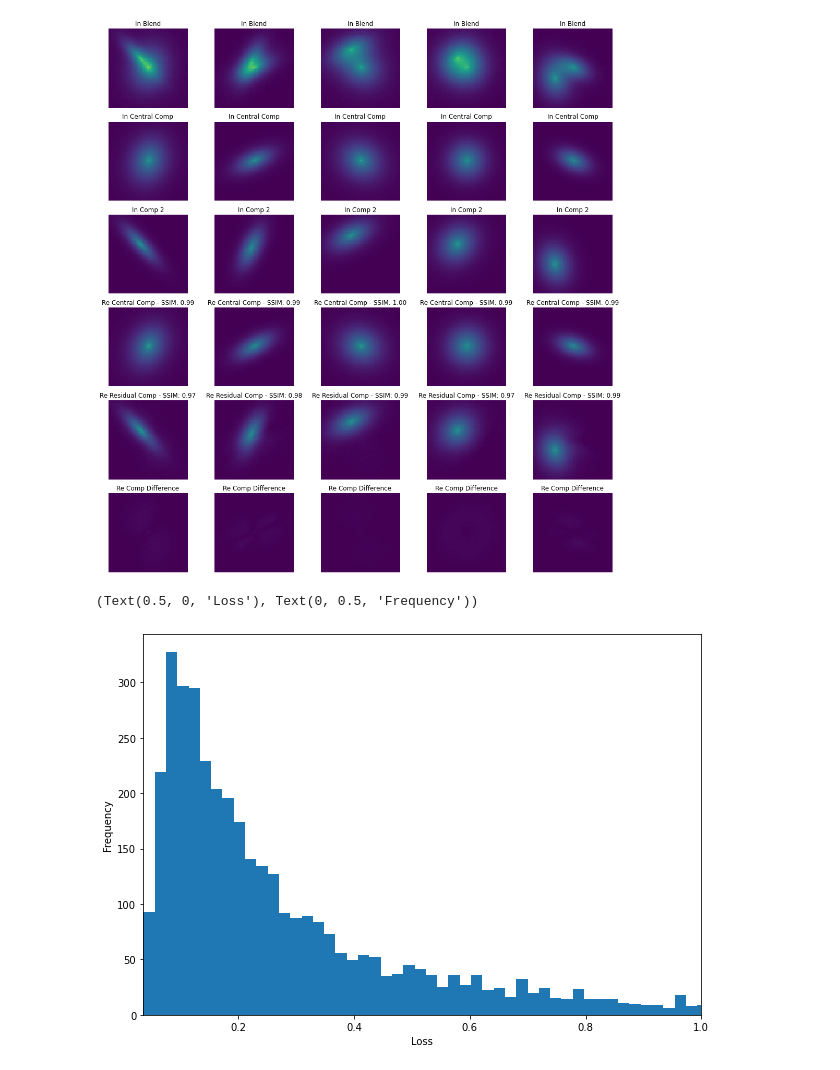
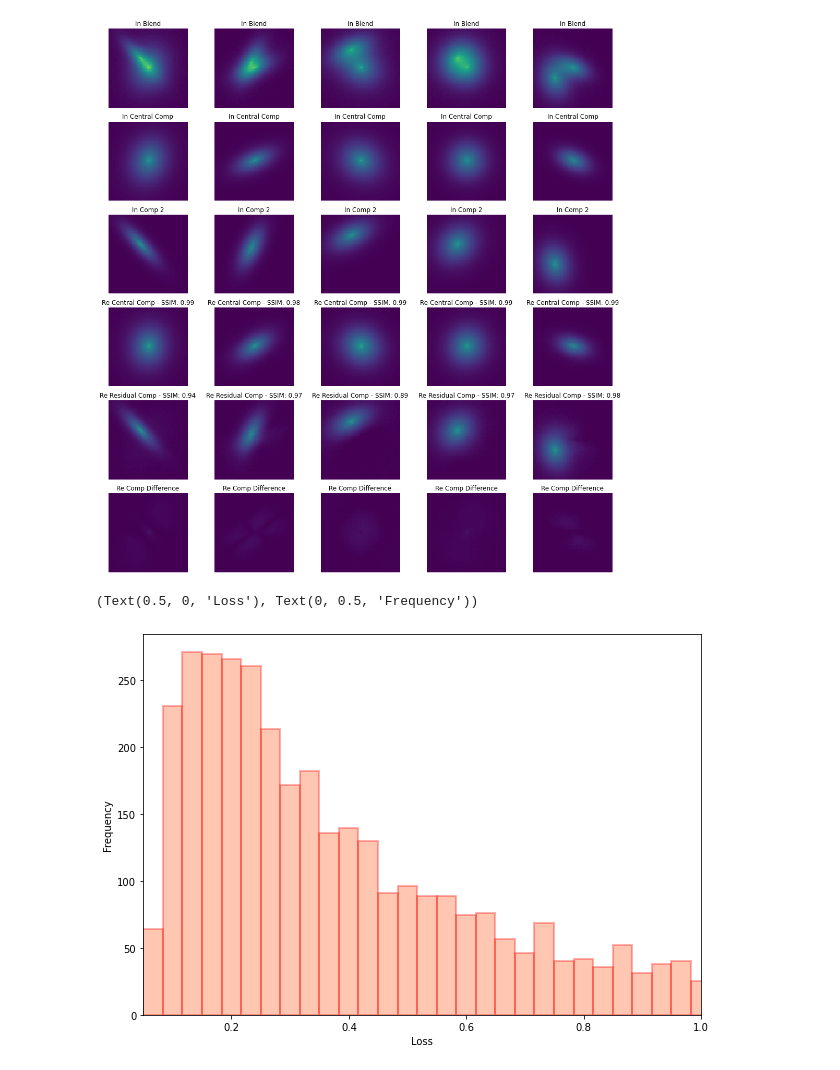
Before and after one commit to Volconage/Deblending-Galaxies-Project, a Jupyter notebook: Clean_files/Single_encoder_approach_FINAL.ipynb, the cells around one changed output. Saved outputs shown, nothing was run; the diff lists cells and outputs as text; code cells hidden in the pictures.

Commit message:
Changed colours of plots

```diff
--- a/Clean_files/Single_encoder_approach_FINAL.ipynb
+++ b/Clean_files/Single_encoder_approach_FINAL.ipynb
@@ -410,5 +413,5 @@ test_together = [test_blends, test_components[0], test_components[1]]
 
 vae.compile(optimizer=Adam(learning_rate=0.001))
 # %%
-history2=vae.fit(train_together,verbose=1,epochs=30,batch_size=batch_size,validation_split=val_split_ratio)
+history2=vae.fit(train_together,verbose=1,epochs=10,batch_size=batch_size,validation_split=val_split_ratio)
 # %% [output]
@@ -496,28 +502,32 @@ chosen=summary_plot2(n,test_together,decode)
 # %% [output]
 [1483 2185 2520 3721 3727]
 [figure]
+# %%
+c = 'orangered'
+outline = 'red'
 # %%
+
 losses=np.zeros(num)
 for ite in range(0,num):
     input_img=test_blends[ite]
     compc=test_components[0,ite]
 
     input_img=input_img.reshape(1,height,width,1).astype('float32')
     compc=compc.reshape(1,height,width,1).astype('float32')
 
     evals=vae.evaluate([input_img,compc],verbose=0,batch_size=batch_size)
     losses[ite]=evals[0]
     #print(ite)
 
 loss_max=np.amax(losses)
 loss_min=np.amin(losses)
 ax=plt.axes()
-ax.hist(losses,bins=500)
+ax.hist(losses,bins=500, color = c, ec = outline, alpha = 0.3, lw = 2 )
 ax.set_xlim(max(loss_min,0),min(loss_max,1)),ax.set_ylim(0)
 ax.set_xlabel("Loss"),ax.set_ylabel("Frequency")
 # %% [output]
 (Text(0.5, 0, 'Loss'), Text(0, 0.5, 'Frequency'))
-[figure, old version]
+[figure, new version]
 # %%
 #vae.save_weights("model_1.h5")
 #decode.save_weights("decoder_1.h5")
```
Also changed, not shown: parts of 8 cells of this notebook.
